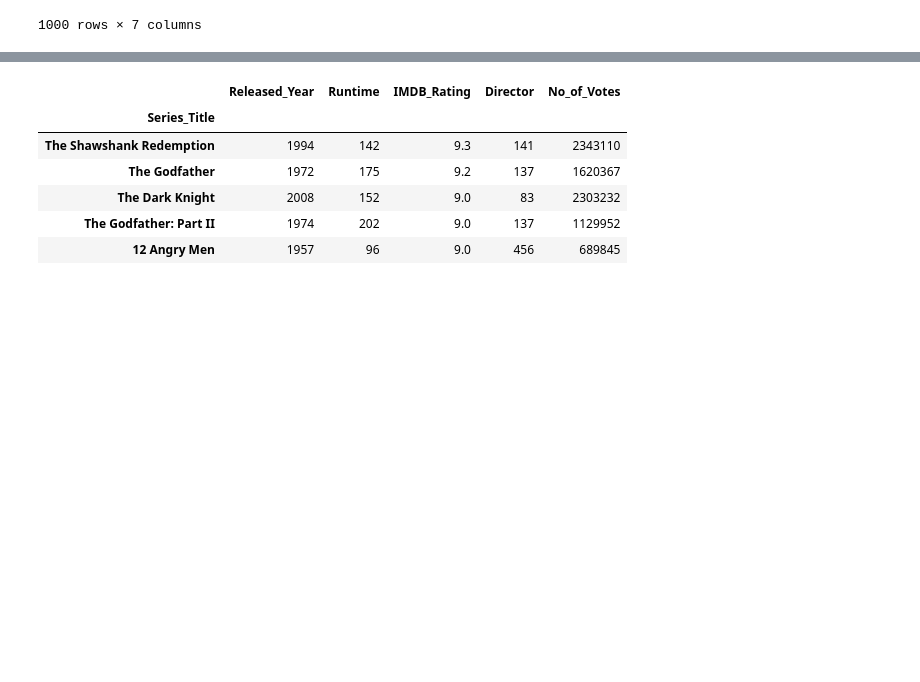
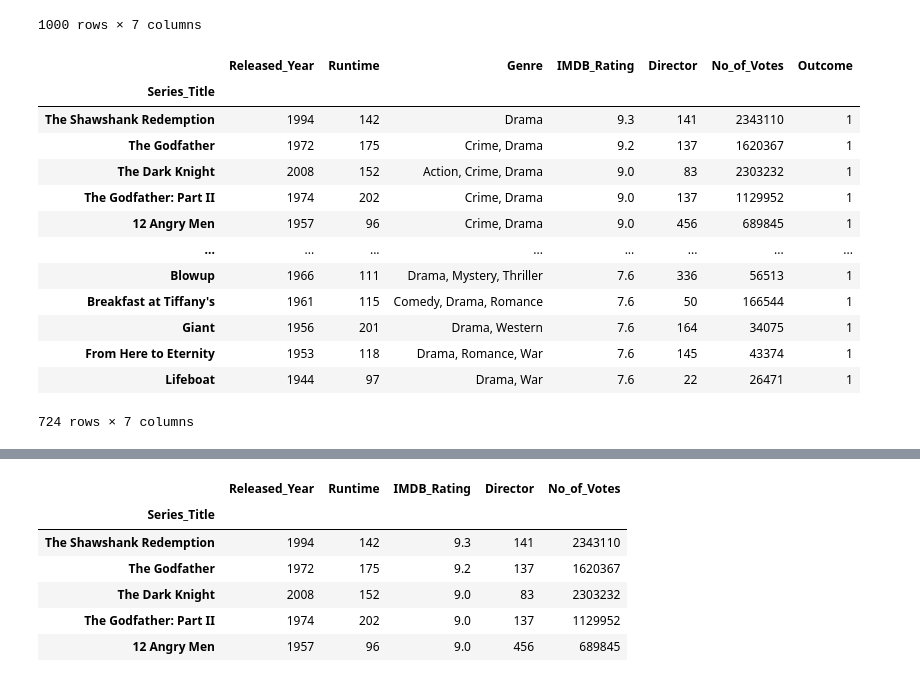
Before and after one commit to ColeDM-2020/INST-354-Project, a Jupyter notebook: Final_Project.ipynb, the cells around one changed output, grey strips where cells are left out. Drawn from its saved outputs; the diff is of its cells as text; code cells hidden in the pictures; blank space fills up the shorter version.

```diff
--- a/Final_Project.ipynb
+++ b/Final_Project.ipynb
@@ -71,6 +71,23 @@ movie_df
 allmovielist = movie_df['Series_Title'].to_list()
 # %%
 test = movie_df[movie_df['Genre'].apply(lambda x: pd.Series(x.split(', ')).isin(['Drama']).any())]
+# %%
+test
+# %% [output]
+|  | Released_Year | Runtime | Genre | IMDB_Rating | Director | No_of_Votes | Outcome |
+| Series_Title |  |  |  |  |  |  |  |
+| The Shawshank Redemption | 1994 | 142 | Drama | 9.3 | 141 | 2343110 | 1 |
+| The Godfather | 1972 | 175 | Crime, Drama | 9.2 | 137 | 1620367 | 1 |
+| The Dark Knight | 2008 | 152 | Action, Crime, Drama | 9.0 | 83 | 2303232 | 1 |
+| The Godfather: Part II | 1974 | 202 | Crime, Drama | 9.0 | 137 | 1129952 | 1 |
+| 12 Angry Men | 1957 | 96 | Crime, Drama | 9.0 | 456 | 689845 | 1 |
+| ... | ... | ... | ... | ... | ... | ... | ... |
+| Blowup | 1966 | 111 | Drama, Mystery, Thriller | 7.6 | 336 | 56513 | 1 |
+| Breakfast at Tiffany's | 1961 | 115 | Comedy, Drama, Romance | 7.6 | 50 | 166544 | 1 |
+| Giant | 1956 | 201 | Drama, Western | 7.6 | 164 | 34075 | 1 |
+| From Here to Eternity | 1953 | 118 | Drama, Romance, War | 7.6 | 145 | 43374 | 1 |
+| Lifeboat | 1944 | 97 | Drama, War | 7.6 | 22 | 26471 | 1 |
+724 rows × 7 columns
 # %%
 dramamovielist = test['Series_Title'].to_list()
 # %%
```
Also changed, not shown: parts of 1 cell of this notebook.
